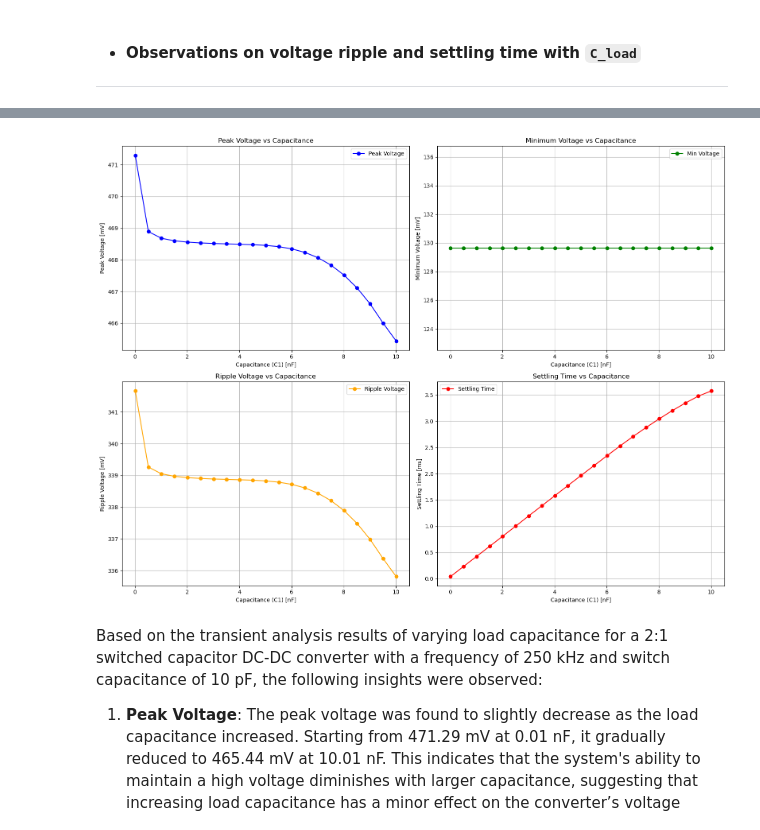
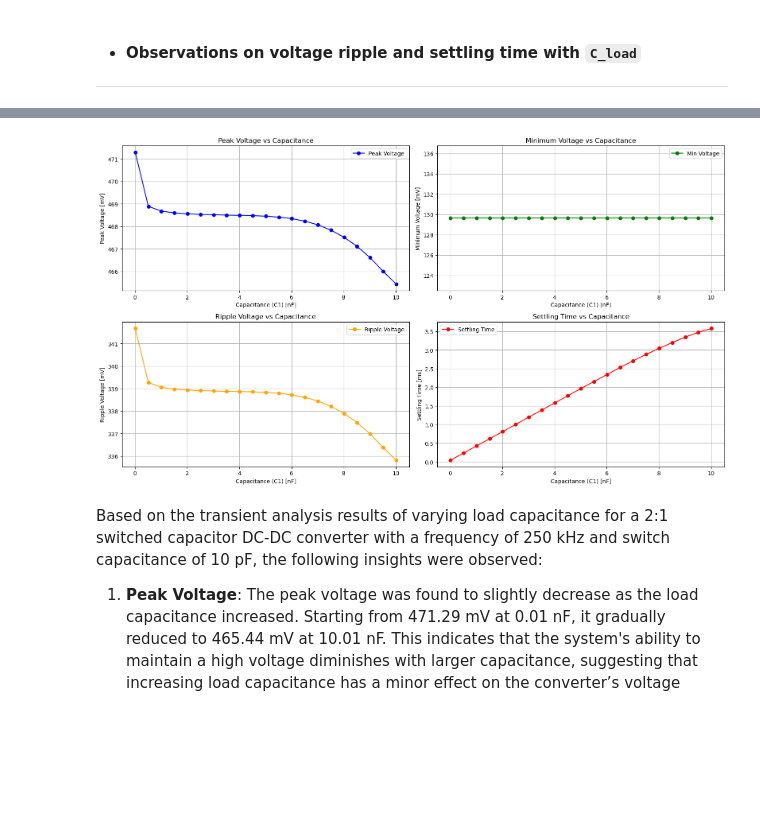
Before and after one commit to imran-nazir0011/minor-project-7th-sem, a Jupyter notebook: transient_analysis.ipynb, the cells around one changed output, grey strips where cells are left out. Cells and saved outputs as stored; diff of their text form; code cells hidden in the pictures; blank space fills up the shorter version.

```diff
--- a/transient_analysis.ipynb
+++ b/transient_analysis.ipynb
@@ -93,7 +93,7 @@ df2
 | 20 | 10.01 | 465.437531 | 129.625931 | 335.811615 | 3.577315 |
 # %%
 
-plt.figure(figsize=(16, 12))
+plt.figure(figsize=(16, 9))
 
 plt.subplot(2, 2, 1)
 plt.plot(df2['Capacitance (C1) [nF]'], df2['Peak Voltage [mV]'], marker='o', label='Peak Voltage', color='blue')
@@ -104,34 +104,34 @@ plt.grid(True)
 plt.legend()
 
 plt.subplot(2, 2, 2)
 plt.plot(df2['Capacitance (C1) [nF]'], df2['Min Voltage [mV]'], marker='o', label='Min Voltage', color='green')
 plt.xlabel('Capacitance (C1) [nF]')
 plt.ylabel('Minimum Voltage [mV]')
 plt.title('Minimum Voltage vs Capacitance')
 plt.grid(True)
 plt.legend()
 
 plt.subplot(2, 2, 3)
 plt.plot(df2['Capacitance (C1) [nF]'], df2['Ripple Voltage [mV]'], marker='o', label='Ripple Voltage', color='orange')
 plt.xlabel('Capacitance (C1) [nF]')
 plt.ylabel('Ripple Voltage [mV]')
 plt.title('Ripple Voltage vs Capacitance')
 plt.grid(True)
 plt.legend()
 
 plt.subplot(2, 2, 4)
 plt.plot(df2['Capacitance (C1) [nF]'], df2['Settling Time (ms)'], marker='o', label='Settling Time', color='red')
 plt.xlabel('Capacitance (C1) [nF]')
 plt.ylabel('Settling Time [ms]')
 plt.title('Settling Time vs Capacitance')
 plt.grid(True)
 plt.legend()
 
 plt.tight_layout()
 
 plt.show()
 # %% [output]
-[figure, old version]
+[figure, new version]
 # %% [markdown]
 Based on the transient analysis results of varying load capacitance for a 2:1 switched capacitor DC-DC converter with a frequency of 250 kHz and switch capacitance of 10 pF, the following insights were observed:
 
```
Also changed, not shown: parts of 6 cells of this notebook.
